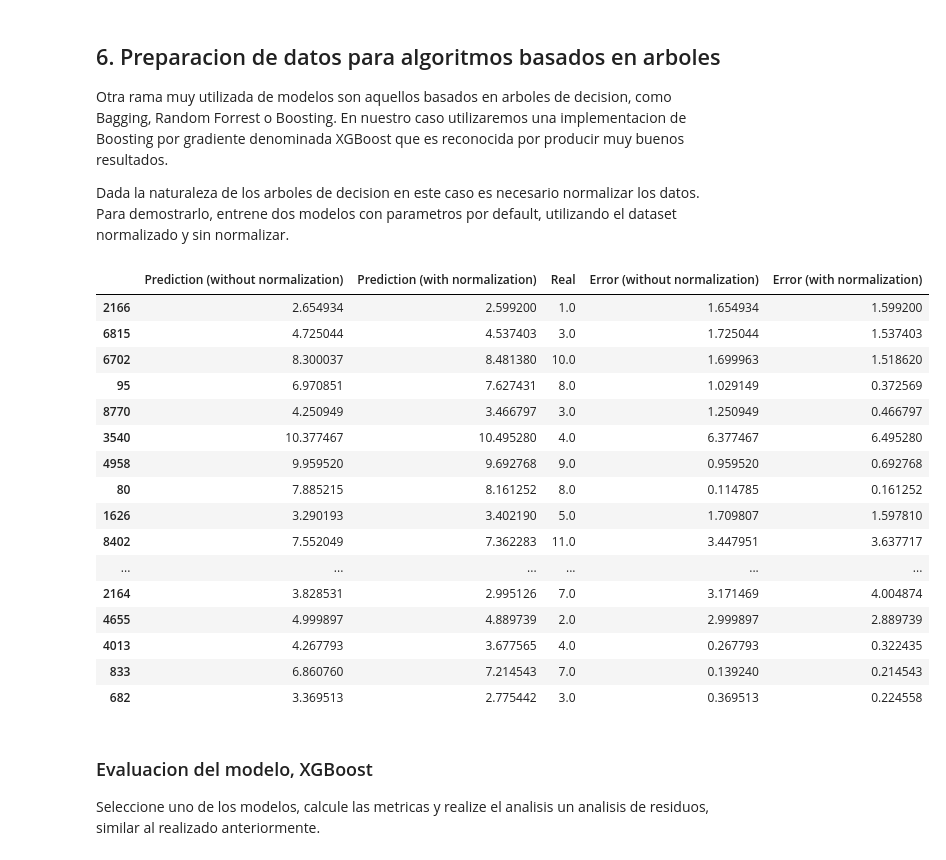
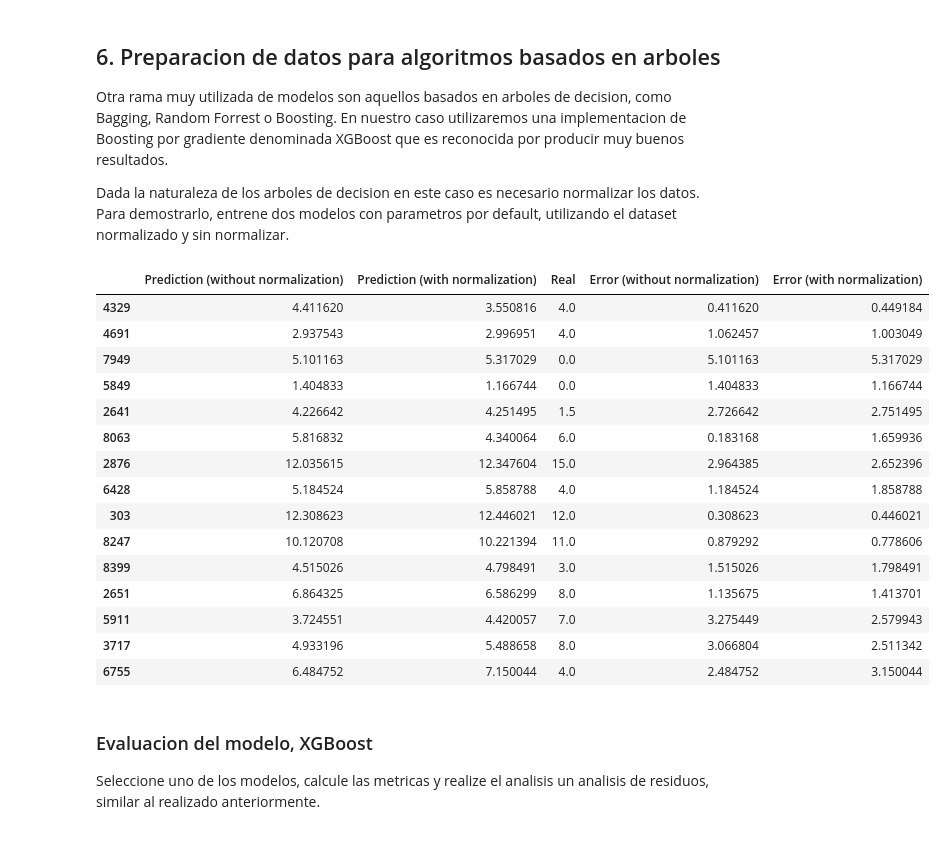
Before and after one commit to georeference-ML-mentoria/Intro-Aprendizaje-Automatico-, a Jupyter notebook: Practico_IAA.ipynb, the cells around one changed output. Drawn from its saved outputs; the diff is of its cells as text; code cells hidden in the pictures.

```diff
--- a/Practico_IAA.ipynb
+++ b/Practico_IAA.ipynb
@@ -416,34 +427,33 @@ normal_xgb_regressor.fit(
 );
 # %%
 not_normal_valid_pred = not_normal_xgb_regressor.predict(X_valid)
-normal_valid_pred =  normal_xgb_regressor.predict(
+normal_valid_pred = normal_xgb_regressor.predict(
     robust_scaler.transform(std_scaler.transform(X_valid))
 )
 pd.DataFrame(data={
     'Prediction (without normalization)': not_normal_valid_pred,
     'Prediction (with normalization)': normal_valid_pred,
     'Real': y_valid,
     'Error (without normalization)': (not_normal_valid_pred - y_valid).abs(),
     'Error (with normalization)': (normal_valid_pred - y_valid).abs(),
-})[30:60]
+}).sample(15)
 # %% [output]
 |  | Prediction (without normalization) | Prediction (with normalization) | Real | Error (without normalization) | Error (with normalization) |
-| 2166 | 2.654934 | 2.599200 | 1.0 | 1.654934 | 1.599200 |
-| 6815 | 4.725044 | 4.537403 | 3.0 | 1.725044 | 1.537403 |
-| 6702 | 8.300037 | 8.481380 | 10.0 | 1.699963 | 1.518620 |
-| 95 | 6.970851 | 7.627431 | 8.0 | 1.029149 | 0.372569 |
-| 8770 | 4.250949 | 3.466797 | 3.0 | 1.250949 | 0.466797 |
-| 3540 | 10.377467 | 10.495280 | 4.0 | 6.377467 | 6.495280 |
-| 4958 | 9.959520 | 9.692768 | 9.0 | 0.959520 | 0.692768 |
-| 80 | 7.885215 | 8.161252 | 8.0 | 0.114785 | 0.161252 |
-| 1626 | 3.290193 | 3.402190 | 5.0 | 1.709807 | 1.597810 |
-| 8402 | 7.552049 | 7.362283 | 11.0 | 3.447951 | 3.637717 |
-| ... | ... | ... | ... | ... | ... |
-| 2164 | 3.828531 | 2.995126 | 7.0 | 3.171469 | 4.004874 |
-| 4655 | 4.999897 | 4.889739 | 2.0 | 2.999897 | 2.889739 |
-| 4013 | 4.267793 | 3.677565 | 4.0 | 0.267793 | 0.322435 |
-| 833 | 6.860760 | 7.214543 | 7.0 | 0.139240 | 0.214543 |
-| 682 | 3.369513 | 2.775442 | 3.0 | 0.369513 | 0.224558 |
+| 4329 | 4.411620 | 3.550816 | 4.0 | 0.411620 | 0.449184 |
+| 4691 | 2.937543 | 2.996951 | 4.0 | 1.062457 | 1.003049 |
+| 7949 | 5.101163 | 5.317029 | 0.0 | 5.101163 | 5.317029 |
+| 5849 | 1.404833 | 1.166744 | 0.0 | 1.404833 | 1.166744 |
+| 2641 | 4.226642 | 4.251495 | 1.5 | 2.726642 | 2.751495 |
+| 8063 | 5.816832 | 4.340064 | 6.0 | 0.183168 | 1.659936 |
+| 2876 | 12.035615 | 12.347604 | 15.0 | 2.964385 | 2.652396 |
+| 6428 | 5.184524 | 5.858788 | 4.0 | 1.184524 | 1.858788 |
+| 303 | 12.308623 | 12.446021 | 12.0 | 0.308623 | 0.446021 |
+| 8247 | 10.120708 | 10.221394 | 11.0 | 0.879292 | 0.778606 |
+| 8399 | 4.515026 | 4.798491 | 3.0 | 1.515026 | 1.798491 |
+| 2651 | 6.864325 | 6.586299 | 8.0 | 1.135675 | 1.413701 |
+| 5911 | 3.724551 | 4.420057 | 7.0 | 3.275449 | 2.579943 |
+| 3717 | 4.933196 | 5.488658 | 8.0 | 3.066804 | 2.511342 |
+| 6755 | 6.484752 | 7.150044 | 4.0 | 2.484752 | 3.150044 |
 # %% [markdown]
 ### Evaluacion del modelo, XGBoost
 
```
Also changed, not shown: parts of 7 cells of this notebook.
